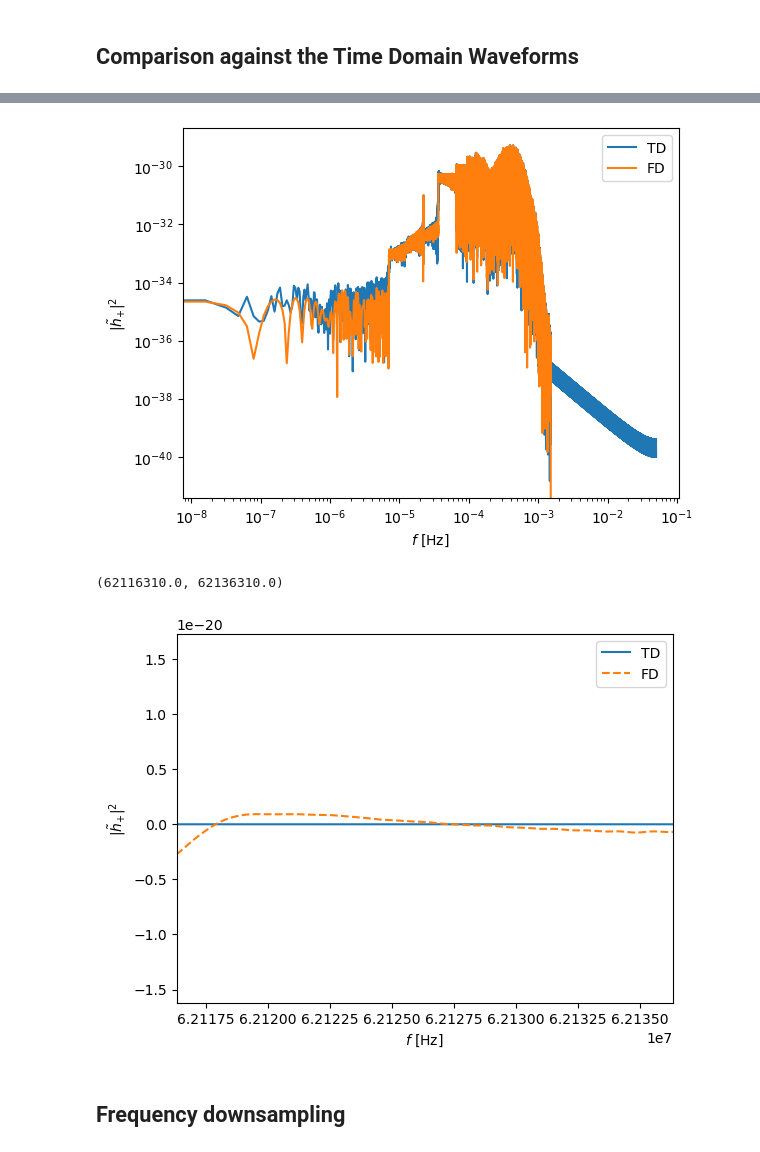
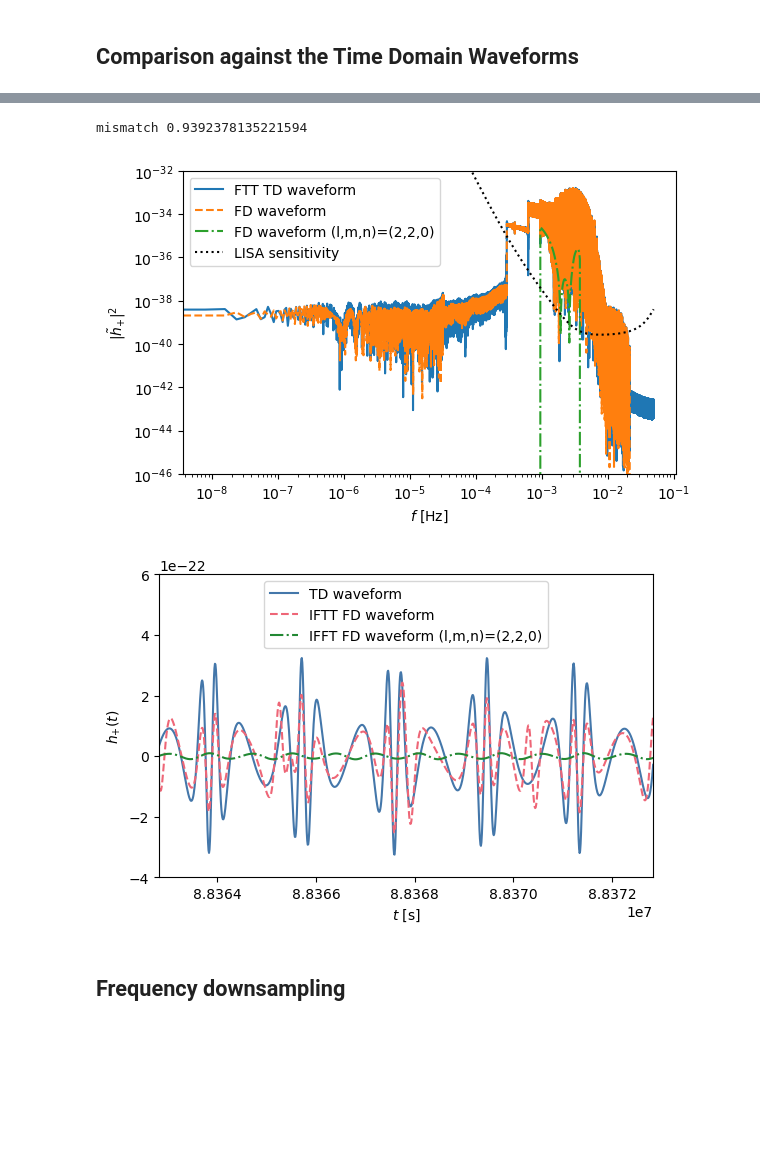
Before and after one commit to lorenzsp/EMRI_FrequencyDomainWaveforms, a Jupyter notebook: single_waveform_analysis.ipynb, the cells around one changed output, grey strips where cells are left out. Saved outputs shown, nothing was run; the diff lists cells and outputs as text; code cells hidden in the pictures; blank space fills up the shorter version.

Commit message:
new figures

```diff
--- a/single_waveform_analysis.ipynb
+++ b/single_waveform_analysis.ipynb
@@ -21,7 +21,9 @@ from lisatools.sensitivity import get_sensitivity
 from few.waveform import GenerateEMRIWaveform
 from few.utils.utility import get_mu_at_t
 from few.utils.constants import *
-from few.utils.utility import omp_set_num_threads
+from few.utils.utility import *
+from few.trajectory.inspiral import EMRIInspiral
+traj_module = EMRIInspiral(func="SchwarzEccFlux")
 omp_set_num_threads(1)
 from few.utils.utility import cuda_set_device
 
@@ -218,46 +239,73 @@ mismatch 0.008548027287272886
 # %%
-# from scipy.signal.windows import tukey, hann
-# from FDutils import *
-# window = xp.asarray(hann(len(data_channels_td[0])))
-# sig_fd_windowed = [el[positive_frequency_mask] for el in get_fd_windowed(hf, window)]
+from scipy.signal.windows import tukey, hann, boxcar
+from FDutils import *
+window = xp.asarray(boxcar(len(data_channels_td[0])))
+
+
 # sig_td_windowed = [el[positive_frequency_mask] for el in get_fft_td_windowed(data_channels_td, window, dt)]
+
+fd_kwargs2 = fd_kwargs.copy()
+del fd_kwargs2['eps']
+fd_kwargs2['mode_selection'] = [(2,2,0)]
+hf_220 = few_gen(*emri_injection_params,**fd_kwargs2)
+# sig_fd_windowed = [el[positive_frequency_mask] for el in get_fd_windowed(hf_toconv, window)]
+
+Mism = np.abs(1-inner_product(fft_TD[positive_frequency_mask], hf_220[0], normalize=True, **fd_inner_product_kwargs))
+print("mismatch", Mism)
+# %% [output]
+mismatch 0.9392378135221594
 # %%
 # FD plot
-plt.figure()
+enlarge = 1.1
+plt.figure(figsize=(figsize_std[0]*enlarge,figsize_std[1]*enlarge))
 if use_gpu:
-    plt.loglog(freq[positive_frequency_mask].get(), np.abs(fft_TD[positive_frequency_mask].get())**2,label='TD')
-    plt.loglog(freq[positive_frequency_mask].get(), np.abs(hf[0].get())**2,label='FD')
+    plt.loglog(freq[positive_frequency_mask].get(), np.abs(fft_TD[positive_frequency_mask].get())**2,label='FTT TD waveform')
+    plt.loglog(freq[positive_frequency_mask].get(), np.abs(hf[0].get())**2,'--',label='FD waveform')
+    plt.loglog(freq[positive_frequency_mask].get(), np.abs(hf_220[0].get())**2 ,'-.',label='FD waveform (l,m,n)=(2,2,0)',)
+    plt.loglog(freq[positive_frequency_mask].get(), get_sensitivity(freq[positive_frequency_mask].get()),'k:',label='LISA sensitivity')
+
 else:
     plt.loglog(freq[positive_frequency_mask], np.abs(fft_TD[positive_frequency_mask])**2,label='TD')
     plt.loglog(freq[positive_frequency_mask], np.abs(hf[0])**2,label='FD')
 plt.ylabel(r'$| \tilde{h}_{+}|^2$')
 plt.xlabel(r'$f$ [Hz]')
 plt.legend()
-plt.show()
+plt.ylim([1e-46, 1e-32])
+plt.savefig('figures/FD_TD_frequency.pdf')
 # %% [output]
-[figure, old version]
+[figure, new version]
 # %%
 # TD plot
 time_array = np.arange(0,len(data_channels_td[0]))*dt
-ifft_fd = xp.fft.ifft(xp.append(hf[0],xp.flip(hf[0][1:] ))/dt)
+ifft_fd = xp.fft.ifft(xp.append(hf[0],hf[0][::-1][:-1] )/dt)
+ifft_fd_22 = xp.fft.ifft(xp.append(hf_220[0],xp.flip(hf_220[0][1:] ))/dt)
 
-plt.figure()
+
+enlarge = 1.1
+plt.figure(figsize=(figsize_std[0]*enlarge,figsize_std[1]*enlarge))
+
+
 if use_gpu:
-    plt.plot(time_array, data_channels_td[0].get(),label='TD')
-    plt.plot(time_array, ifft_fd.get(),'--' ,label='FD')
+    plt.plot(time_array, data_channels_td[0].get(),label='TD waveform')
+    plt.plot(time_array, ifft_fd.get(),'--' ,label='IFTT FD waveform')
+    plt.plot(time_array, ifft_fd_22.get(),'-.' ,label='IFFT FD waveform (l,m,n)=(2,2,0)')
+
 else:
     plt.plot(time_array, data_channels_td[0],label='TD')
     plt.plot(time_array, ifft_fd,'--' ,label='FD')
 
-plt.ylabel(r'$| \tilde{h}_{+}|^2$')
-plt.xlabel(r'$f$ [Hz]')
-plt.legend()
-t0 = time_array[-100000]
-space_t = 2e4
+plt.ylabel(r'$h_{+}(t)$')
+plt.xlabel(r'$t$ [s]')
+
+t0 = time_array[-1]*0.7
+space_t = 10e3
 plt.xlim([t0,t0+space_t])
+plt.ylim([-4e-22, 6e-22])
+plt.legend(loc='upper center')
+
+plt.savefig('figures/FD_TD_time.pdf')
 # %% [output]
-(62116310.0, 62136310.0)
-[figure, old version]
+[figure, new version]
 # %% [markdown]
 ## Frequency downsampling
 # %%
```
Also changed, not shown: parts of 34 cells of this notebook, 13 other files.
